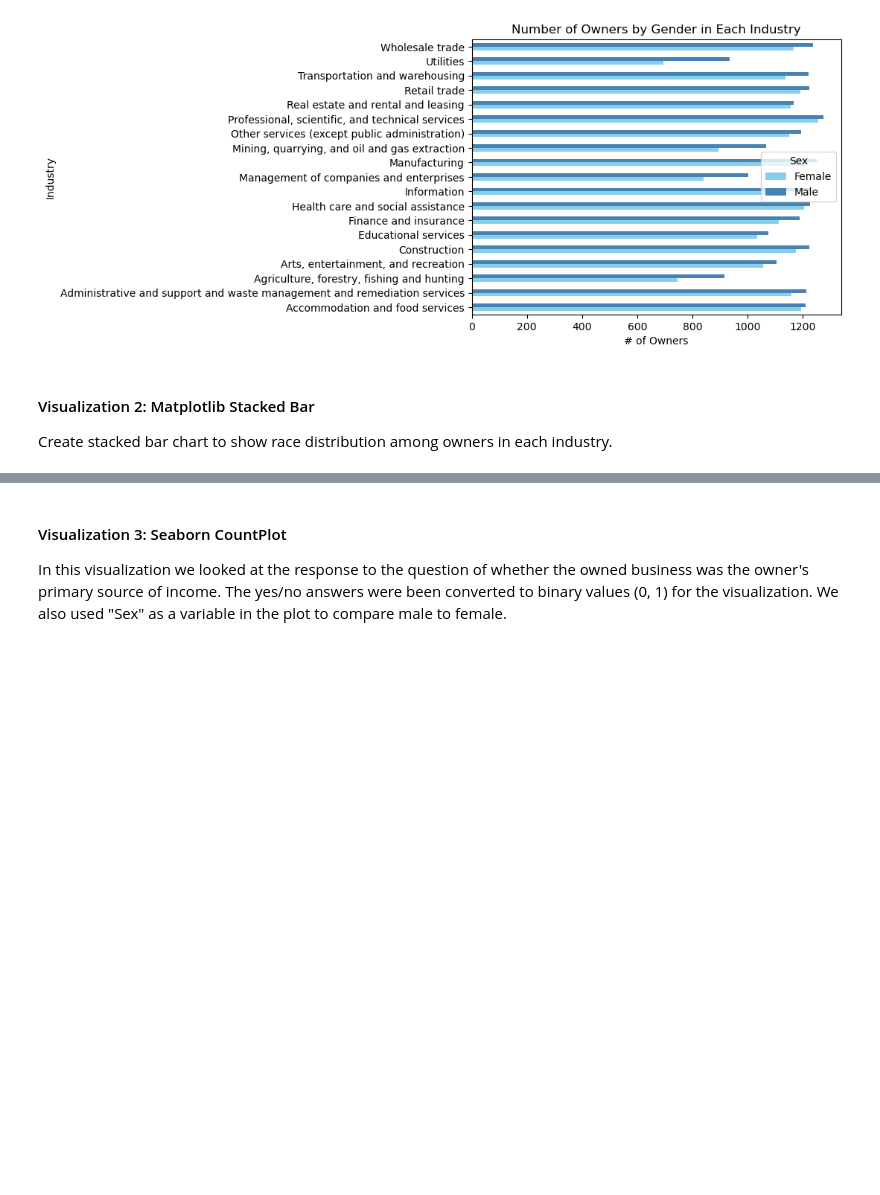
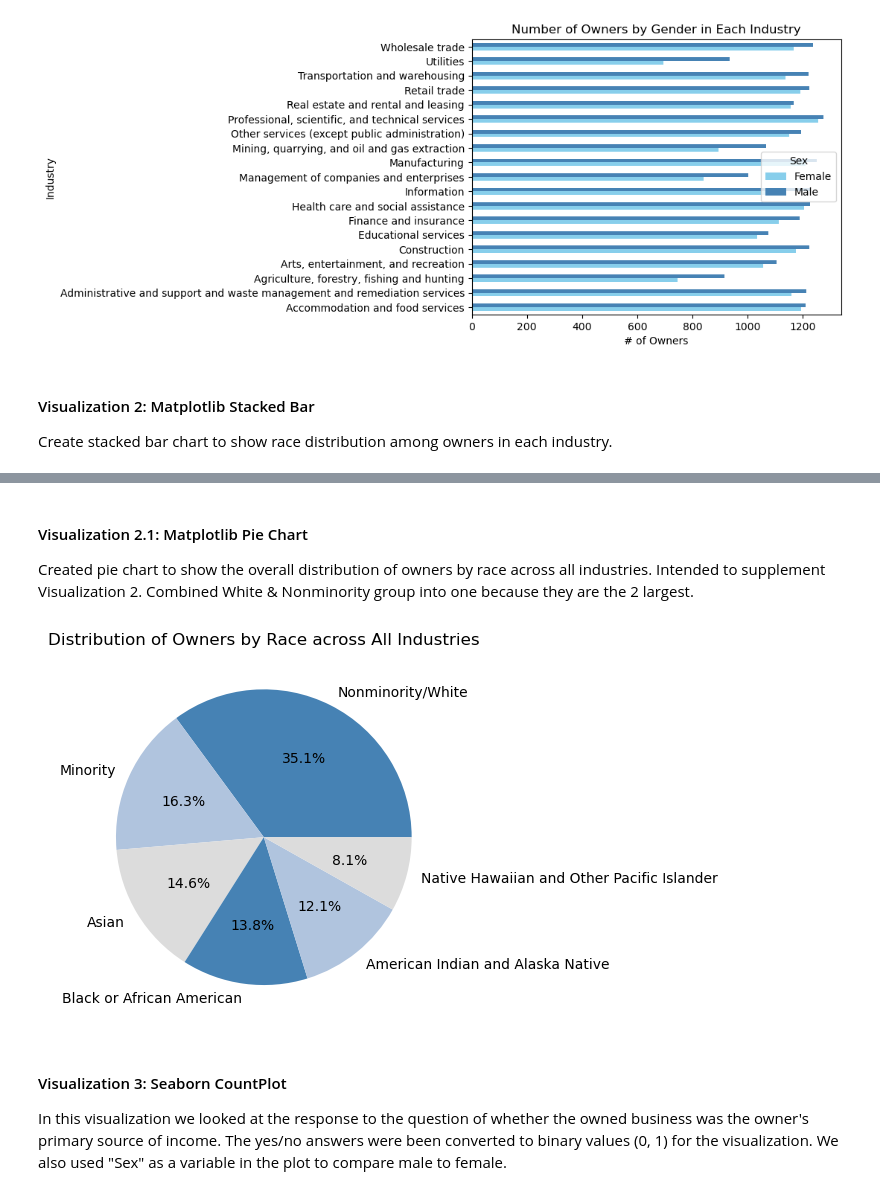
Before and after one commit to DanielnRose/Census_Assesment, a Jupyter notebook: ETL Report and Visulizations.ipynb, the cells around one changed output, grey strips where cells are left out. Drawn from its saved outputs; the diff is of its cells as text; code cells hidden in the pictures; blank space fills up the shorter version.

Commit message:
Added visualization under owner characteristics

```diff
--- a/ETL Report and Visulizations.ipynb
+++ b/ETL Report and Visulizations.ipynb
@@ -1254,3 +1321,22 @@ plt.show()
+# %% [markdown]
+#### Visualization 2.1: Matplotlib Pie Chart
+Created pie chart to show the overall distribution of owners by race across all industries. Intended to supplement Visualization 2. Combined White & Nonminority group into one because they are the 2 largest.
+# %%
+#create new variable
+country_viz5 = country_viz2
+
+# combine 2 largest groups: white and nonminority
+country_viz5['Race'] = country_viz5['Race'].replace({
+    'Nonminority': 'Nonminority/White',
+    'White': 'Nonminority/White'
+})
+counts = country_viz5['Race'].value_counts()
+
+plt.pie(counts, labels=counts.index, autopct='%1.1f%%', colors=['steelblue','lightsteelblue','gainsboro','steelblue','lightsteelblue','gainsboro'])
+plt.title('Distribution of Owners by Race across All Industries')
+plt.show()
+# %% [output]
+[figure, added]
 # %% [markdown]
 #### Visualization 3: Seaborn CountPlot
 In this visualization we looked at the response to the question of whether the owned business was the owner's primary source of income. The yes/no answers were been converted to binary values (0, 1) for the visualization. We also used "Sex" as a variable in the plot to compare male to female.
```
Also changed, not shown: parts of 11 cells of this notebook.
